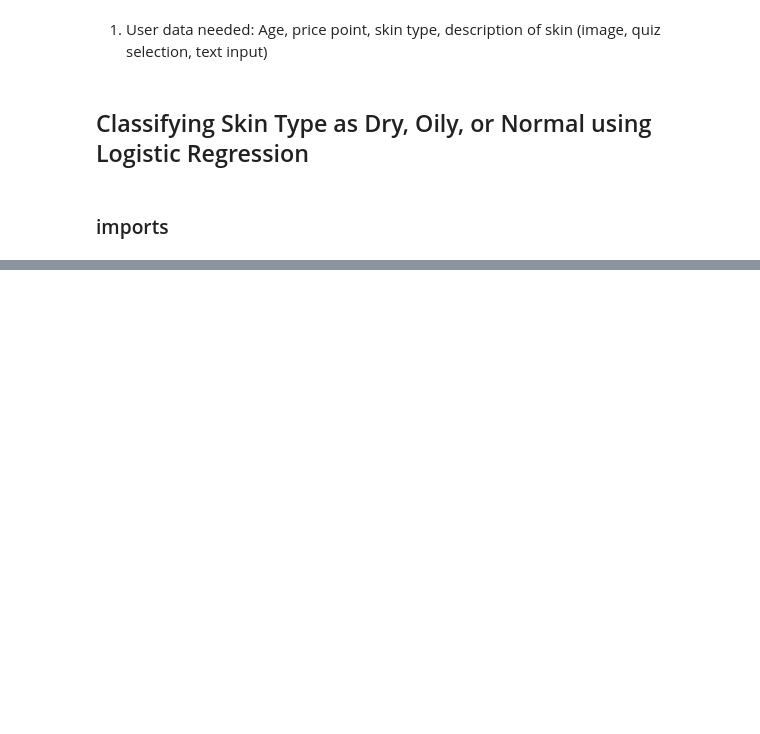
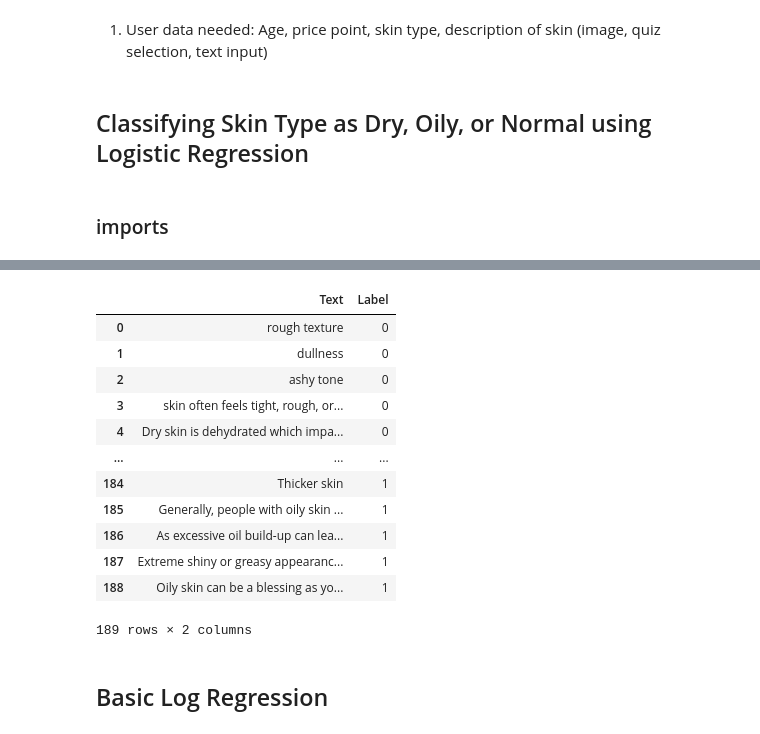
Before and after one commit to sarahlangleben/ingredient-reccomendations, a Jupyter notebook: main.ipynb, the cells around one changed output, grey strips where cells are left out. Cells and saved outputs as stored; diff of their text form; code cells hidden in the pictures; blank space fills up the shorter version.

```diff
--- a/main.ipynb
+++ b/main.ipynb
@@ -69,0 +122,18 @@ from sklearn.metrics import accuracy_score, confusion_matrix
+# %%
+df
+# %% [output]
+|  | Text | Label |
+| 0 | rough texture | 0 |
+| 1 | dullness | 0 |
+| 2 | ashy tone | 0 |
+| 3 | skin often feels tight, rough, or... | 0 |
+| 4 | Dry skin is dehydrated which impa... | 0 |
+| ... | ... | ... |
+| 184 | Thicker skin | 1 |
+| 185 | Generally, people with oily skin ... | 1 |
+| 186 | As excessive oil build-up can lea... | 1 |
+| 187 | Extreme shiny or greasy appearanc... | 1 |
+| 188 | Oily skin can be a blessing as yo... | 1 |
+189 rows × 2 columns
+# %% [markdown]
+## Basic Log Regression
```
Also changed, not shown: parts of 18 cells of this notebook.
